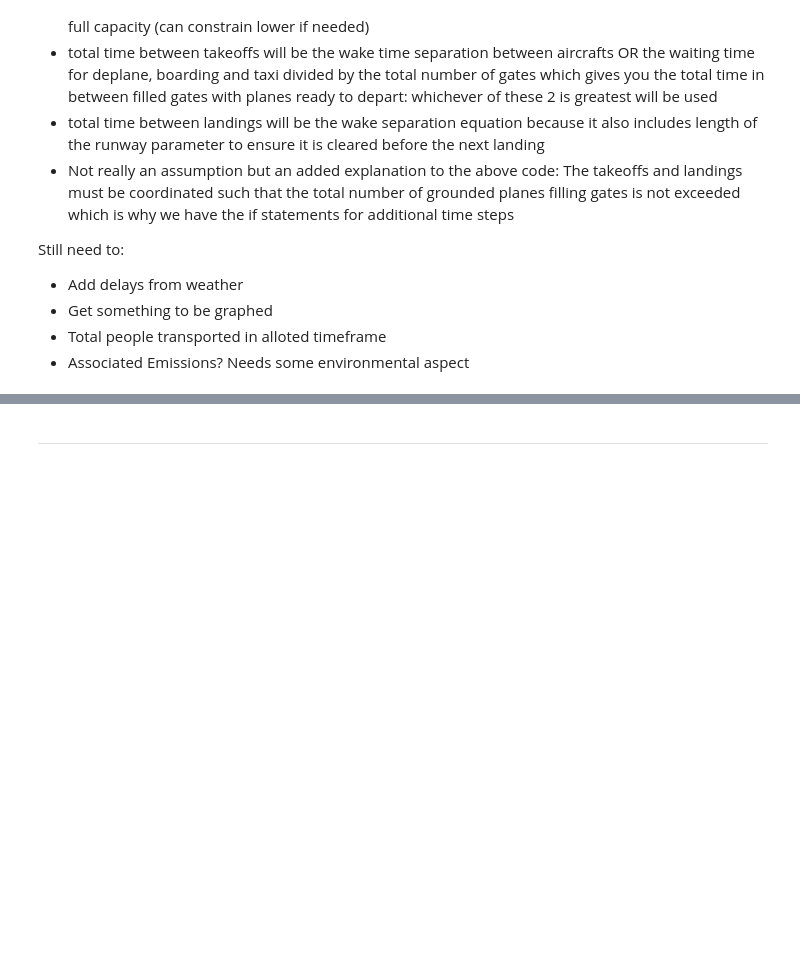
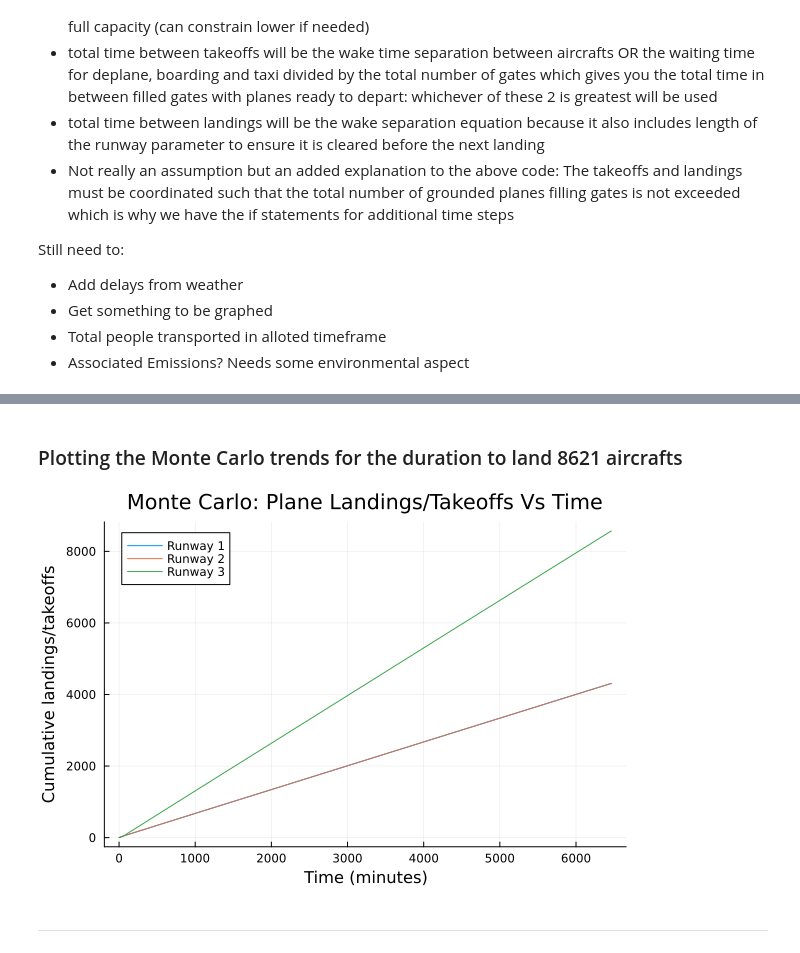
Before and after one commit to jrmarcuse/4750_Project, a Jupyter notebook: Airport_Traffic.ipynb, the cells around one changed output, grey strips where cells are left out. Cells and saved outputs as stored; diff of their text form; code cells hidden in the pictures; blank space fills up the shorter version.

```diff
--- a/Airport_Traffic.ipynb
+++ b/Airport_Traffic.ipynb
@@ -202,3 +411,15 @@ Still need to:
+# %% [markdown]
+### Plotting the Monte Carlo trends for the duration to land 8621 aircrafts
+# %%
+y_runway_1 = plane_tracker[1:xmax, 1];
+y_runway_2 = plane_tracker[1:xmax, 2];
+y_runway_3 = plane_tracker[1:xmax, 3];
+
+plot(1:xmax, y_runway_1, label="Runway 1", xlabel="Time (minutes)", ylabel="Cumulative landings/takeoffs",title="Monte Carlo: Plane Landings/Takeoffs Vs Time")
+plot!(1:xmax, y_runway_2, label="Runway 2")
+plot!(1:xmax, y_runway_3, label="Runway 3")
+# %% [output]
+[figure, added]
 # %% [markdown]
 ---
 # %% [markdown]
```
Also changed, not shown: parts of 10 cells of this notebook.
